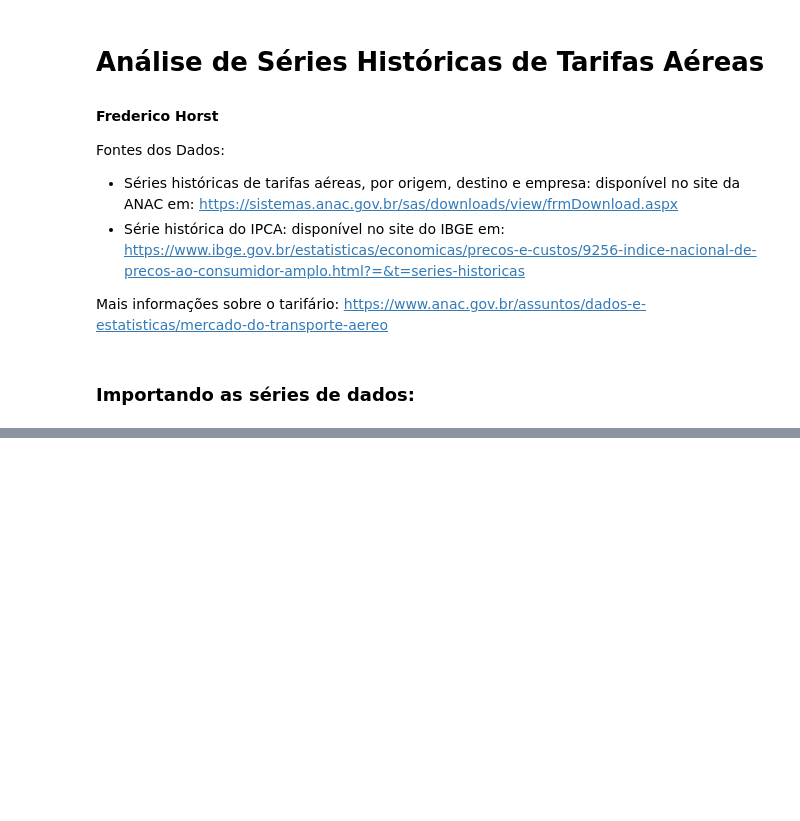
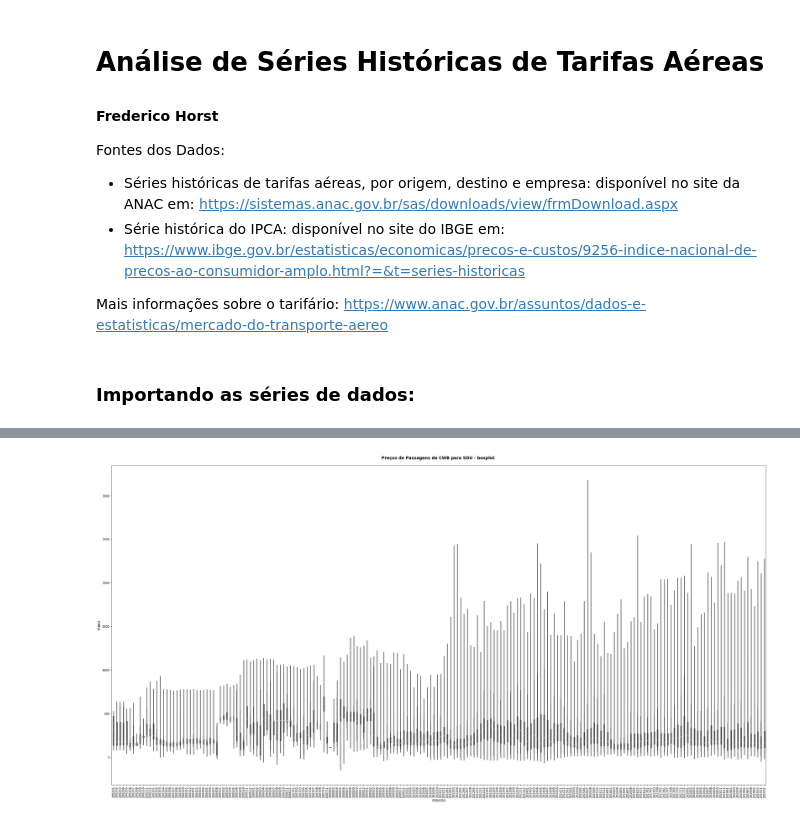
Before and after one commit to fredericohorst/anac-tarifas-aereas, a Jupyter notebook: tarifas_aereas.ipynb, the cells around one changed output, grey strips where cells are left out. Drawn from its saved outputs; the diff is of its cells as text; code cells hidden in the pictures; blank space fills up the shorter version.

```diff
--- a/tarifas_aereas.ipynb
+++ b/tarifas_aereas.ipynb
@@ -108,16 +106,15 @@ plt.savefig('dispercao-cwb-sdu.png')
 # %%
 # gráfico violino
 
-
 f = plt.figure(figsize=(40,20))
 
-# f = plt.plot(x=df_teste['periodo'], y=df_teste['tarifa'])
 f = sns.violinplot(x='PERIODO', y='TARIFA',
-#              hue='EMPRESA',# style="event",
-             data=df_teste_st)
+             data=df_teste)
 
 f = plt.xticks(rotation=90)
 
 f = plt.title('Preços de Passagens de CWB para SDU - boxplot \n', fontweight='bold', fontsize=14)
 
 plt.savefig('boxplot-cwb-sdu.png')
+# %% [output]
+[figure, added]
```
Also changed, not shown: parts of 15 cells of this notebook.
